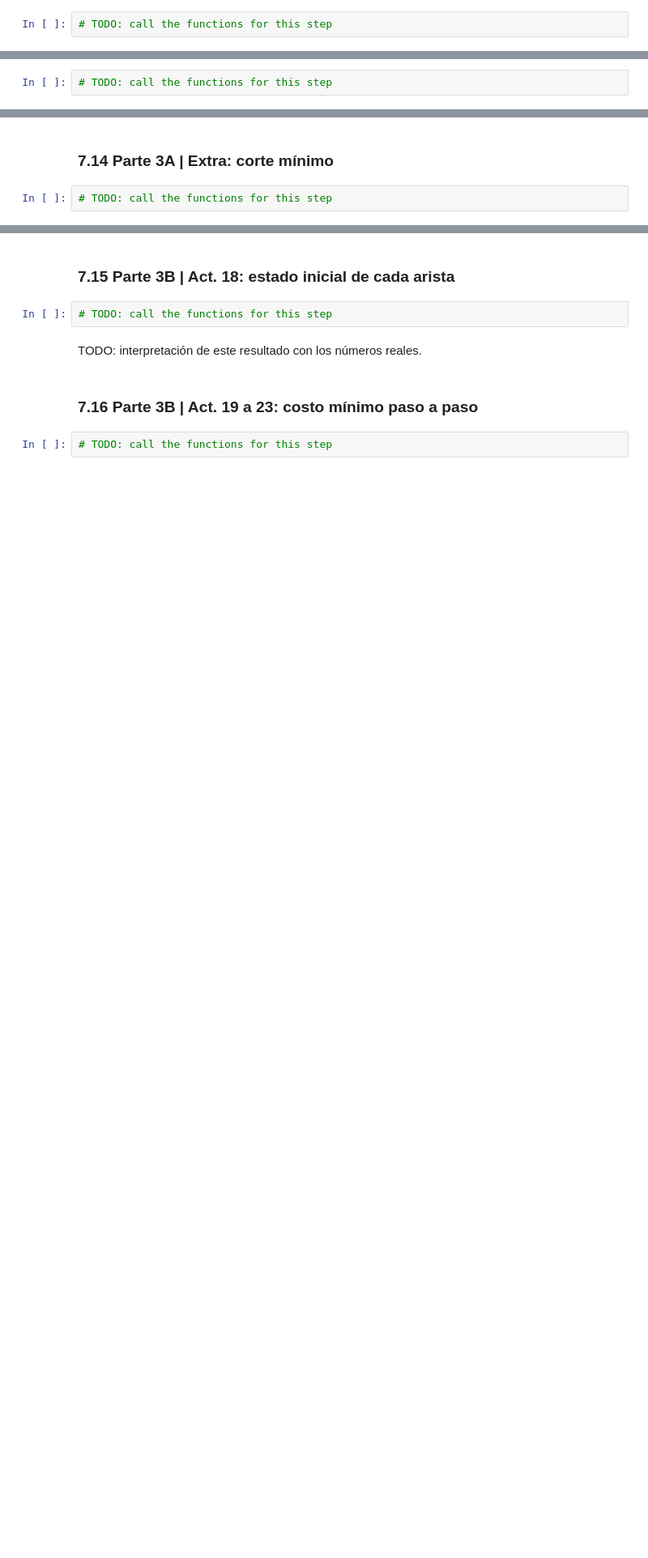
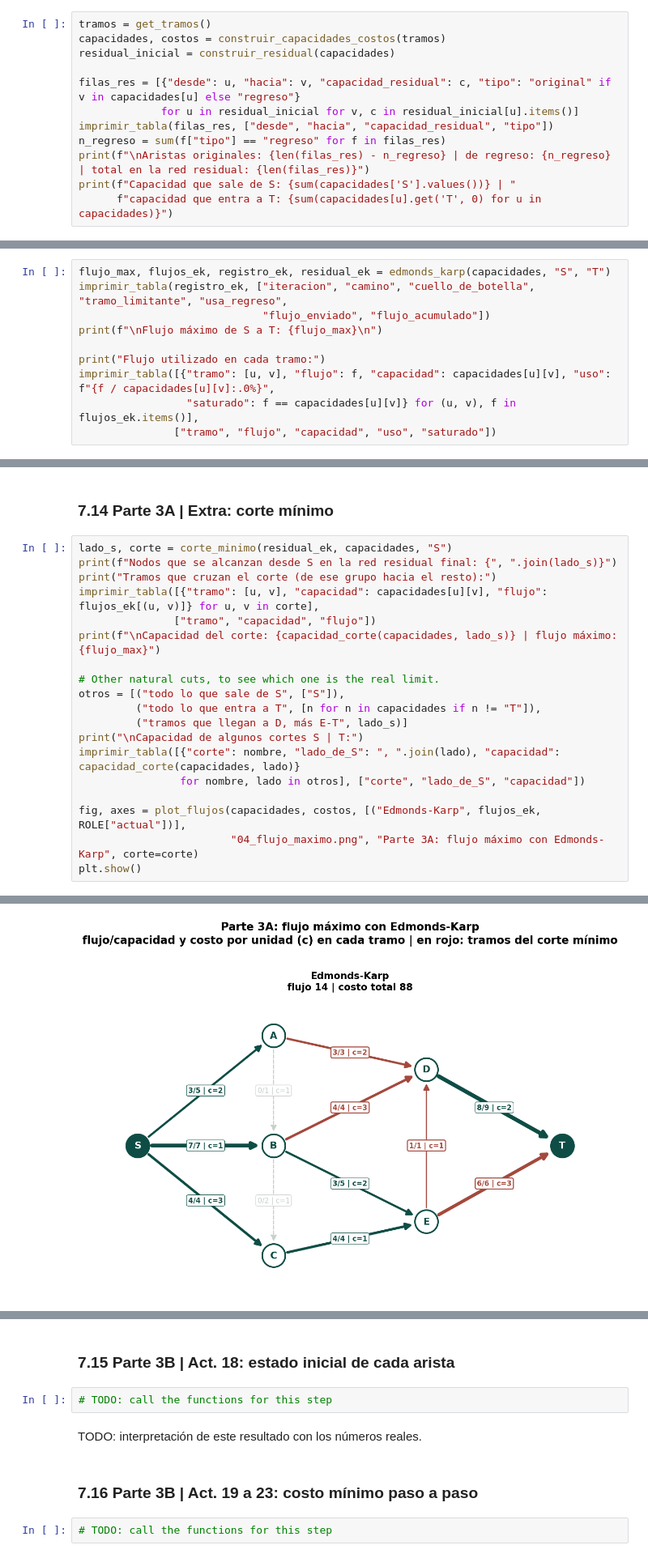
Before and after one commit to fabianpradod/mod-practica3, a Jupyter notebook: Practica_3_AStar_Hill_Climbing_Redes.ipynb, the cells around one changed output, grey strips where cells are left out. Shown at 81% size. Saved outputs shown, nothing was run; the diff lists cells and outputs as text; blank space fills up the shorter version.

Commit message:
feat: solve part 3a max flow with edmonds-karp

```diff
--- a/Practica_3_AStar_Hill_Climbing_Redes.ipynb
+++ b/Practica_3_AStar_Hill_Climbing_Redes.ipynb
@@ -965,4 +1131,14 @@ A\* deja de tener sentido de dirección: f = g, así que expande los nodos en or
 # %% [markdown]
 ### 7.11 Parte 3A | Act. 13: red residual
 # %%
-# TODO: call the functions for this step
+tramos = get_tramos()
+capacidades, costos = construir_capacidades_costos(tramos)
+residual_inicial = construir_residual(capacidades)
+
+filas_res = [{"desde": u, "hacia": v, "capacidad_residual": c, "tipo": "original" if v in capacidades[u] else "regreso"}
+             for u in residual_inicial for v, c in residual_inicial[u].items()]
+imprimir_tabla(filas_res, ["desde", "hacia", "capacidad_residual", "tipo"])
+n_regreso = sum(f["tipo"] == "regreso" for f in filas_res)
+print(f"\nAristas originales: {len(filas_res) - n_regreso} | de regreso: {n_regreso} | total en la red residual: {len(filas_res)}")
+print(f"Capacidad que sale de S: {sum(capacidades['S'].values())} | "
+      f"capacidad que entra a T: {sum(capacidades[u].get('T', 0) for u in capacidades)}")
@@ -971,4 +1170,12 @@ TODO: interpretación de este resultado con los números reales.
 # %% [markdown]
 ### 7.12 Parte 3A | Act. 14 a 16: Edmonds-Karp
 # %%
-# TODO: call the functions for this step
+flujo_max, flujos_ek, registro_ek, residual_ek = edmonds_karp(capacidades, "S", "T")
+imprimir_tabla(registro_ek, ["iteracion", "camino", "cuello_de_botella", "tramo_limitante", "usa_regreso",
+                             "flujo_enviado", "flujo_acumulado"])
+print(f"\nFlujo máximo de S a T: {flujo_max}\n")
+
+print("Flujo utilizado en cada tramo:")
+imprimir_tabla([{"tramo": [u, v], "flujo": f, "capacidad": capacidades[u][v], "uso": f"{f / capacidades[u][v]:.0%}",
+                 "saturado": f == capacidades[u][v]} for (u, v), f in flujos_ek.items()],
+               ["tramo", "flujo", "capacidad", "uso", "saturado"])
@@ -983,4 +1259,22 @@ TODO: interpretación de este resultado con los números reales.
 # %% [markdown]
 ### 7.14 Parte 3A | Extra: corte mínimo
 # %%
-# TODO: call the functions for this step
+lado_s, corte = corte_minimo(residual_ek, capacidades, "S")
+print(f"Nodos que se alcanzan desde S en la red residual final: {", ".join(lado_s)}")
+print("Tramos que cruzan el corte (de ese grupo hacia el resto):")
+imprimir_tabla([{"tramo": [u, v], "capacidad": capacidades[u][v], "flujo": flujos_ek[(u, v)]} for u, v in corte],
+               ["tramo", "capacidad", "flujo"])
+print(f"\nCapacidad del corte: {capacidad_corte(capacidades, lado_s)} | flujo máximo: {flujo_max}")
+
+# Other natural cuts, to see which one is the real limit.
+otros = [("todo lo que sale de S", ["S"]),
+         ("todo lo que entra a T", [n for n in capacidades if n != "T"]),
+         ("tramos que llegan a D, más E-T", lado_s)]
+print("\nCapacidad de algunos cortes S | T:")
+imprimir_tabla([{"corte": nombre, "lado_de_S": ", ".join(lado), "capacidad": capacidad_corte(capacidades, lado)}
+                for nombre, lado in otros], ["corte", "lado_de_S", "capacidad"])
+
+fig, axes = plot_flujos(capacidades, costos, [("Edmonds-Karp", flujos_ek, ROLE["actual"])],
+                        "04_flujo_maximo.png", "Parte 3A: flujo máximo con Edmonds-Karp", corte=corte)
+plt.show()
+# %% [output]
@@ -987 +1298,2 @@ TODO: interpretación de este resultado con los números reales.
+[figure, added]
 # %% [markdown]
```
Also changed, not shown: parts of 16 cells of this notebook, 2 other files.
